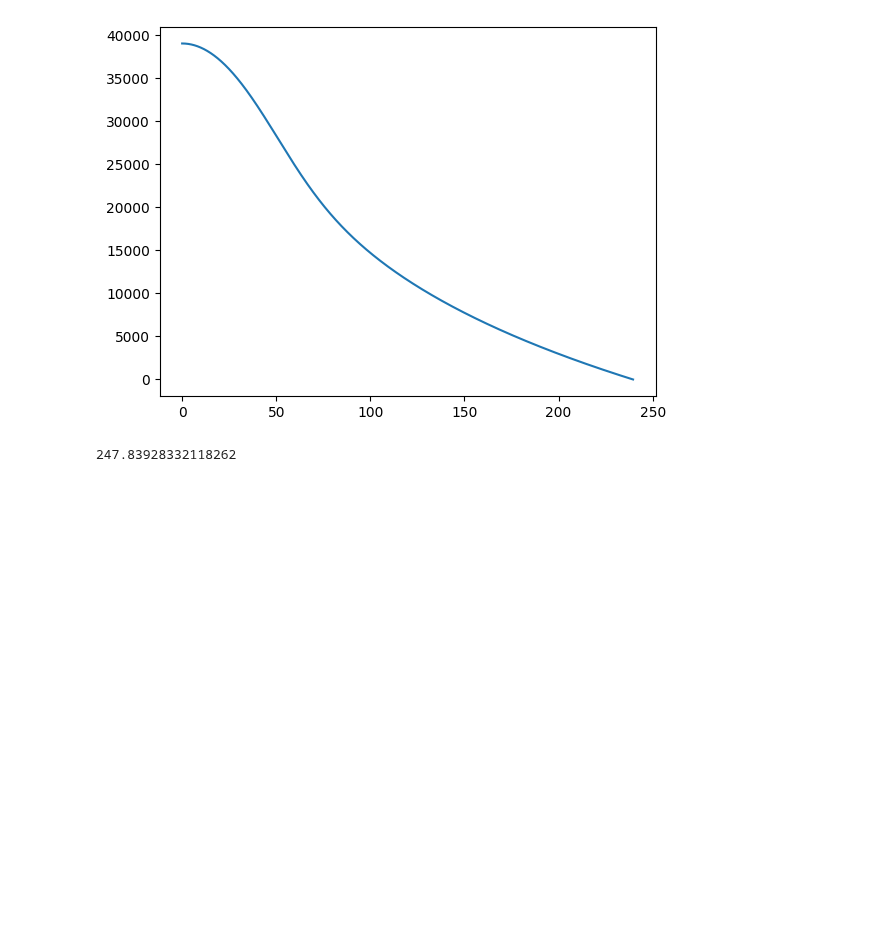
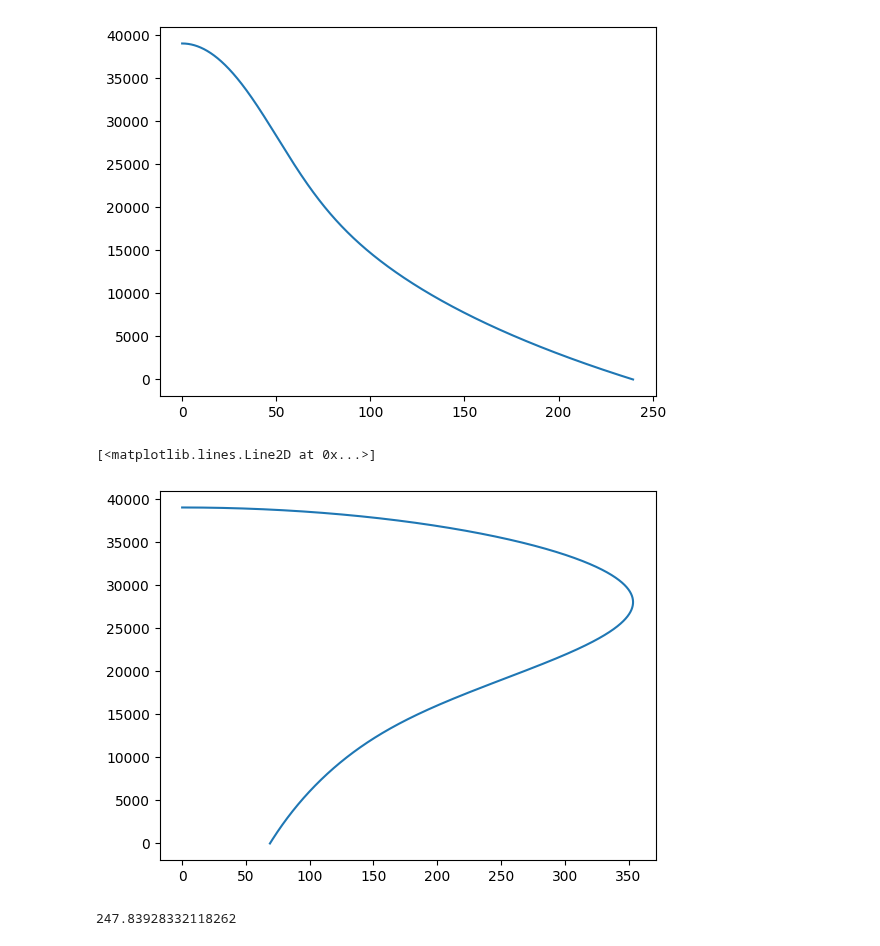
Before and after one commit to inniyah/JupyterTests, a Jupyter notebook: work/Baumgartner.ipynb, the cells around one changed output. Drawn from its saved outputs; the diff is of its cells as text; code cells hidden in the pictures; blank space fills up the shorter version.

```diff
--- a/work/Baumgartner.ipynb
+++ b/work/Baumgartner.ipynb
@@ -77,6 +79,12 @@ plt.plot(datos_t, datos_y)
 # %% [output]
 [<matplotlib.lines.Line2D at 0x...>]
 [figure]
+# %%
+f = plt.figure()
+plt.plot(datos_v, datos_y)
+# %% [output]
+[<matplotlib.lines.Line2D at 0x...>]
+[figure, added]
 # %%
 pprint(datos_v[-1] * 3.6) # Valocidad de aterizaje en Km/h
 
```
Also changed, not shown: parts of 12 cells of this notebook.
